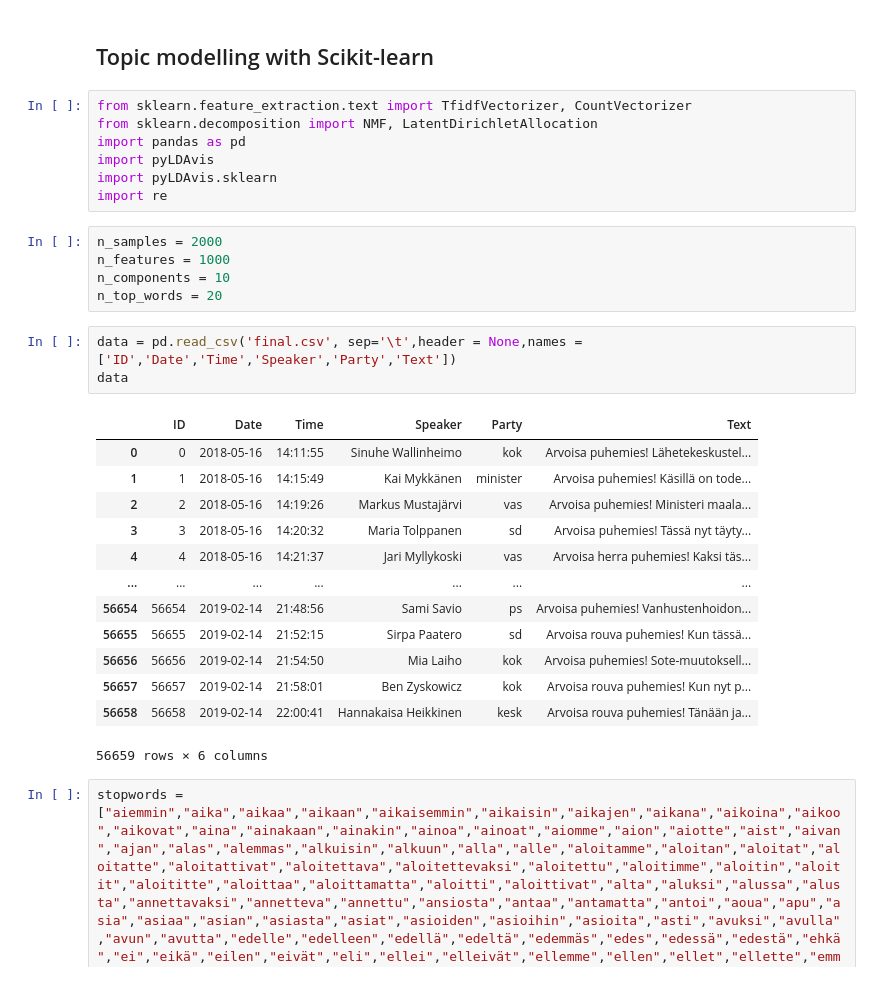
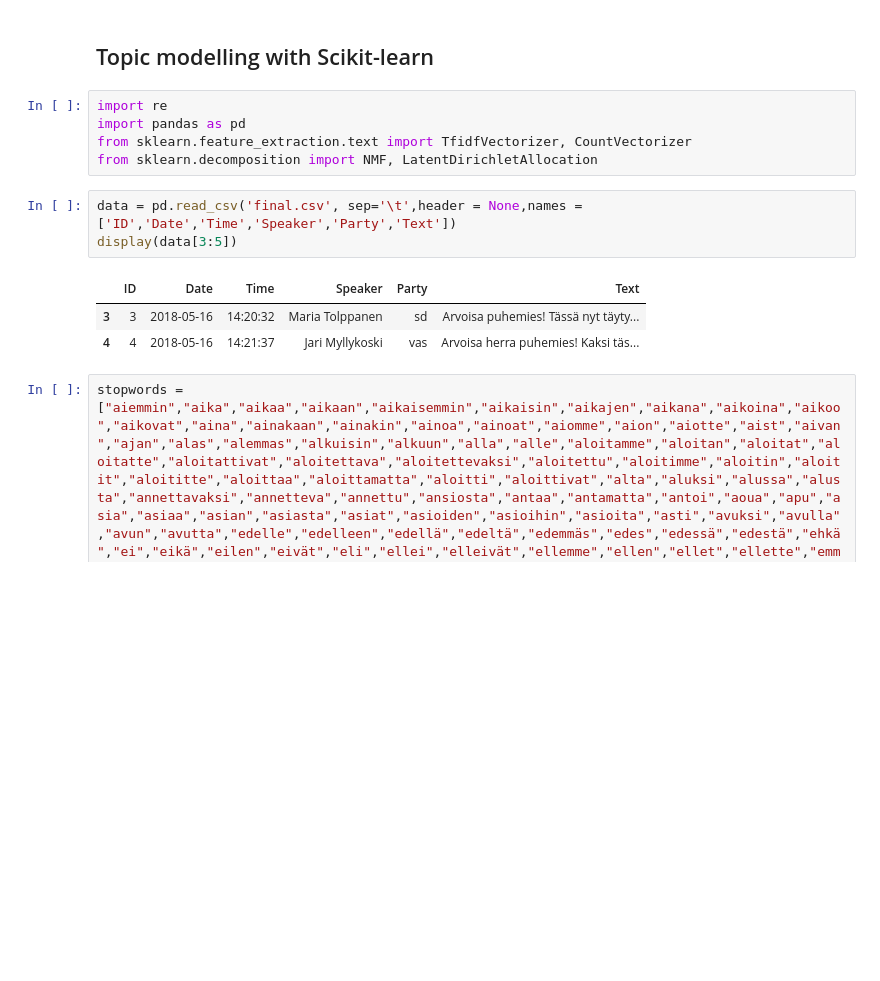
Before and after one commit to AleksanKo/Topic-Modelling-SemParl, a Jupyter notebook: Topic Modelling.ipynb, the cells around one changed output. Cells and saved outputs as stored; diff of their text form; blank space fills up the shorter version.

```diff
--- a/Topic Modelling.ipynb
+++ b/Topic Modelling.ipynb
@@ -1,32 +1,15 @@
 # %% [markdown]
 ## Topic modelling with Scikit-learn
 # %%
+import re
+import pandas as pd
 from sklearn.feature_extraction.text import TfidfVectorizer, CountVectorizer
 from sklearn.decomposition import NMF, LatentDirichletAllocation
-import pandas as pd
-import pyLDAvis
-import pyLDAvis.sklearn
-import re
-# %%
-n_samples = 2000
-n_features = 1000
-n_components = 10
-n_top_words = 20
 # %%
 data = pd.read_csv('final.csv', sep='\t',header = None,names = ['ID','Date','Time','Speaker','Party','Text'])
-data
+display(data[3:5])
 # %% [output]
 |  | ID | Date | Time | Speaker | Party | Text |
-| 0 | 0 | 2018-05-16 | 14:11:55 | Sinuhe Wallinheimo | kok | Arvoisa puhemies! Lähetekeskustel... |
-| 1 | 1 | 2018-05-16 | 14:15:49 | Kai Mykkänen | minister | Arvoisa puhemies! Käsillä on tode... |
-| 2 | 2 | 2018-05-16 | 14:19:26 | Markus Mustajärvi | vas | Arvoisa puhemies! Ministeri maala... |
 | 3 | 3 | 2018-05-16 | 14:20:32 | Maria Tolppanen | sd | Arvoisa puhemies! Tässä nyt täyty... |
 | 4 | 4 | 2018-05-16 | 14:21:37 | Jari Myllykoski | vas | Arvoisa herra puhemies! Kaksi täs... |
-| ... | ... | ... | ... | ... | ... | ... |
-| 56654 | 56654 | 2019-02-14 | 21:48:56 | Sami Savio | ps | Arvoisa puhemies! Vanhustenhoidon... |
-| 56655 | 56655 | 2019-02-14 | 21:52:15 | Sirpa Paatero | sd | Arvoisa rouva puhemies! Kun tässä... |
-| 56656 | 56656 | 2019-02-14 | 21:54:50 | Mia Laiho | kok | Arvoisa puhemies! Sote-muutoksell... |
-| 56657 | 56657 | 2019-02-14 | 21:58:01 | Ben Zyskowicz | kok | Arvoisa rouva puhemies! Kun nyt p... |
-| 56658 | 56658 | 2019-02-14 | 22:00:41 | Hannakaisa Heikkinen | kesk | Arvoisa rouva puhemies! Tänään ja... |
-56659 rows × 6 columns
 # %%
```
Also changed, not shown: parts of 9 cells of this notebook.
